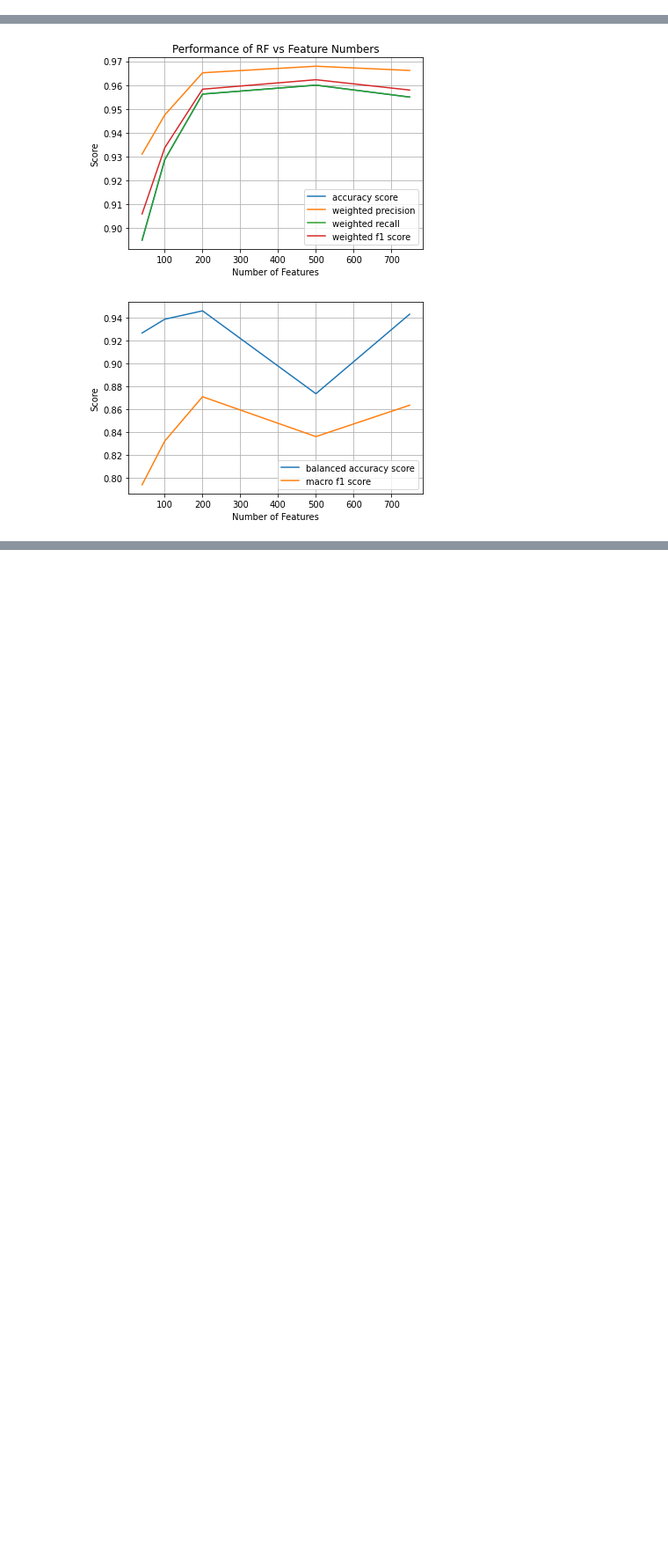
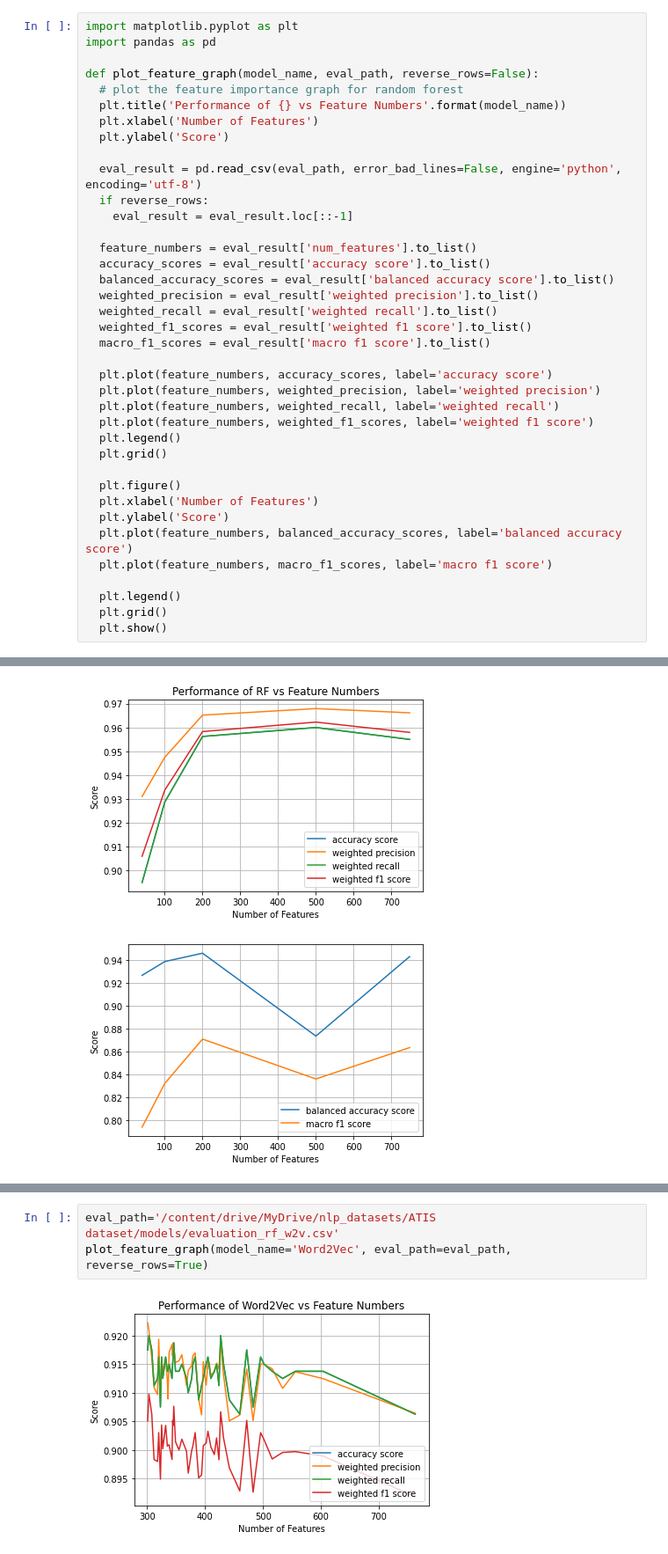
Before and after one commit to AdamWu-330/IntentClassification, a Jupyter notebook: ATIS/ATIS_RF.ipynb, the cells around one changed output, grey strips where cells are left out. Shown at 88% size. Saved outputs shown, nothing was run; the diff lists cells and outputs as text; blank space fills up the shorter version.

Commit message:
added in the atis random forest code word2vec, doc2vec, bert

```diff
--- a/ATIS/ATIS_RF.ipynb
+++ b/ATIS/ATIS_RF.ipynb
@@ -164,6 +163,44 @@ weighted precision:  0.9661593786295006
 weighted recall:  0.955
 weighted f1 score:  0.9579487406858952
 macro f1 score:  0.8636230305898366
+# %%
+import matplotlib.pyplot as plt
+import pandas as pd
+
+def plot_feature_graph(model_name, eval_path, reverse_rows=False):
+  # plot the feature importance graph for random forest
+  plt.title('Performance of {} vs Feature Numbers'.format(model_name))
+  plt.xlabel('Number of Features')
+  plt.ylabel('Score')
+
+  eval_result = pd.read_csv(eval_path, error_bad_lines=False, engine='python', encoding='utf-8')
+  if reverse_rows:
+    eval_result = eval_result.loc[::-1]
+
+  feature_numbers = eval_result['num_features'].to_list()
+  accuracy_scores = eval_result['accuracy score'].to_list()
+  balanced_accuracy_scores = eval_result['balanced accuracy score'].to_list()
+  weighted_precision = eval_result['weighted precision'].to_list()
+  weighted_recall = eval_result['weighted recall'].to_list()
+  weighted_f1_scores = eval_result['weighted f1 score'].to_list()
+  macro_f1_scores = eval_result['macro f1 score'].to_list()
+
+  plt.plot(feature_numbers, accuracy_scores, label='accuracy score')
+  plt.plot(feature_numbers, weighted_precision, label='weighted precision')
+  plt.plot(feature_numbers, weighted_recall, label='weighted recall')
+  plt.plot(feature_numbers, weighted_f1_scores, label='weighted f1 score')
+  plt.legend()
+  plt.grid()
+
+  plt.figure()
+  plt.xlabel('Number of Features')
+  plt.ylabel('Score')
+  plt.plot(feature_numbers, balanced_accuracy_scores, label='balanced accuracy score')
+  plt.plot(feature_numbers, macro_f1_scores, label='macro f1 score')
+
+  plt.legend()
+  plt.grid()
+  plt.show()
 # %%
 import matplotlib.pyplot as plt
 import pandas as pd
@@ -206,0 +380,5 @@ plt.show()
+# %%
+eval_path='/content/drive/MyDrive/nlp_datasets/ATIS dataset/models/evaluation_rf_w2v.csv'
+plot_feature_graph(model_name='Word2Vec', eval_path=eval_path, reverse_rows=True)
+# %% [output]
+[figure, added]
```
Also changed, not shown: parts of 41 cells of this notebook, 2 other files.
